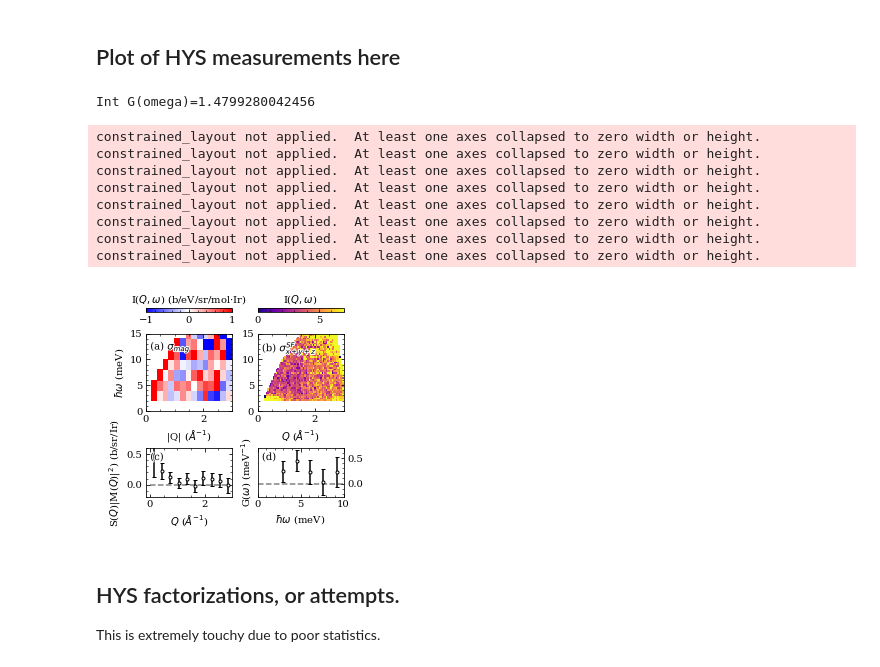
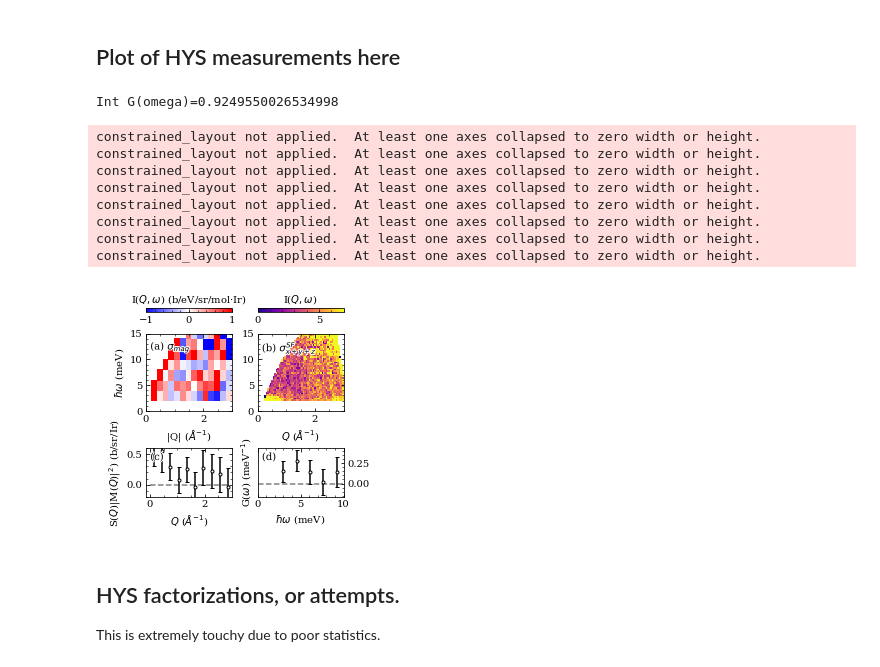
Before and after one commit to thallor1/D3LiI2O6-Neutron-Analysis, a Jupyter notebook: Part 6 - Factorization and main text plots/Factorization and Main Text Plots.ipynb, the cells around one changed output. Saved outputs shown, nothing was run; the diff lists cells and outputs as text; code cells hidden in the pictures.

Commit message:
Fixed normalization issues.

```diff
--- a/Part 6 - Factorization and main text plots/Factorization and Main Text Plots.ipynb
+++ b/Part 6 - Factorization and main text plots/Factorization and Main Text Plots.ipynb
@@ -424,18 +383,17 @@ cax.yaxis.set_major_formatter(matplotlib.ticker.FormatStrFormatter("%.2f"))
 
 #Cuts in Q, energy, are done on the analysis cluster - event files too large for personal machine.
 # Scripts for cluster available upon request.
-# Original scaling was 1.0e5
-# New normalization is 2.0e5, adjust
-rescale = 2.0e5/1.0e5
 qcutmag = np.genfromtxt('../Part 5 - HYS Scattering/cut_data/sq_mag_cut_.txt',skip_header=2)
 ecutmag = np.genfromtxt('../Part 5 - HYS Scattering/cut_data/ge_mag_cut.txt',skip_header=2)
-qcutmag[:,0]*=rescale
-qcutmag[:,1]*=rescale
-ecutmag[:,0]*=rescale
-ecutmag[:,1]*=rescale
+# These cuts were normalized on the analysis cluster with a factor of 1.2e5- undone by this factor.
+rescale_factor = 1.5e5 / 1.2e5
+qcutmag[:,0],qcutmag[:,1]=qcutmag[:,0]*rescale_factor ,qcutmag[:,1]*rescale_factor
+ecutmag[:,0],ecutmag[:,1]=ecutmag[:,0]*rescale_factor ,ecutmag[:,1]*rescale_factor
+
+
 r0=0.5391
 g=2.0
-xtos = 2.0*(r0**2 * g**2)
+xtos = (r0**2 * g**2)/2.0
 #For some reason MANTID
 ax_sq.errorbar(qcutmag[:,2],qcutmag[:,0]/xtos,qcutmag[:,1]/xtos,color='k',marker='o',mfc='w',mec='k',ls=' ',capsize=2,ms=3)
 
@@ -447,35 +405,35 @@ ax_ge.plot(np.linspace(0,10,1000),np.zeros(1000),'k--',alpha=0.5)
 ax_ge.yaxis.tick_right()
 
 ax_sq.set_xlabel('$Q$ ($\AA^{-1}$)')
 ax_sf_sqe.set_xlabel('$Q$ ($\AA^{-1}$)')
 
 ax_ge.set_xlabel('$\hbar\omega$ (meV)')
 
 ax_sq.set_ylabel('S($Q$)|M($Q$)|$^2$) (b/sr/Ir)')
 ax_ge.set_ylabel('G($\omega$) (meV$^{-1}$)')
 
 
 txtc=ax_sq.text(0.05,0.9,'(c)',transform=ax_sq.transAxes,horizontalalignment='left',verticalalignment='top')
 txtc.set_path_effects([PathEffects.withStroke(linewidth=2,foreground='w')])
 
 txtd=ax_ge.text(0.05,0.9,'(d)',transform=ax_ge.transAxes,horizontalalignment='left',verticalalignment='top')
 txtd.set_path_effects([PathEffects.withStroke(linewidth=2,foreground='w')])
 
 integral = np.trapz(ecutmag[:,0],x=ecutmag[:,2])
 print(f"Int G(omega)={integral}")
 
 fig.savefig('HYS_scattering.pdf',bbox_inches='tight',dpi=300)
 # %% [output]
-Int G(omega)=1.4799280042456
+Int G(omega)=0.9249550026534998
 constrained_layout not applied.  At least one axes collapsed to zero width or height.
 constrained_layout not applied.  At least one axes collapsed to zero width or height.
 constrained_layout not applied.  At least one axes collapsed to zero width or height.
 constrained_layout not applied.  At least one axes collapsed to zero width or height.
 constrained_layout not applied.  At least one axes collapsed to zero width or height.
 constrained_layout not applied.  At least one axes collapsed to zero width or height.
 constrained_layout not applied.  At least one axes collapsed to zero width or height.
 constrained_layout not applied.  At least one axes collapsed to zero width or height.
-[figure, old version]
+[figure, new version]
 # %% [markdown]
 ## HYS factorizations, or attempts.
 
```
Also changed, not shown: parts of 8 cells of this notebook, 4 other files.
